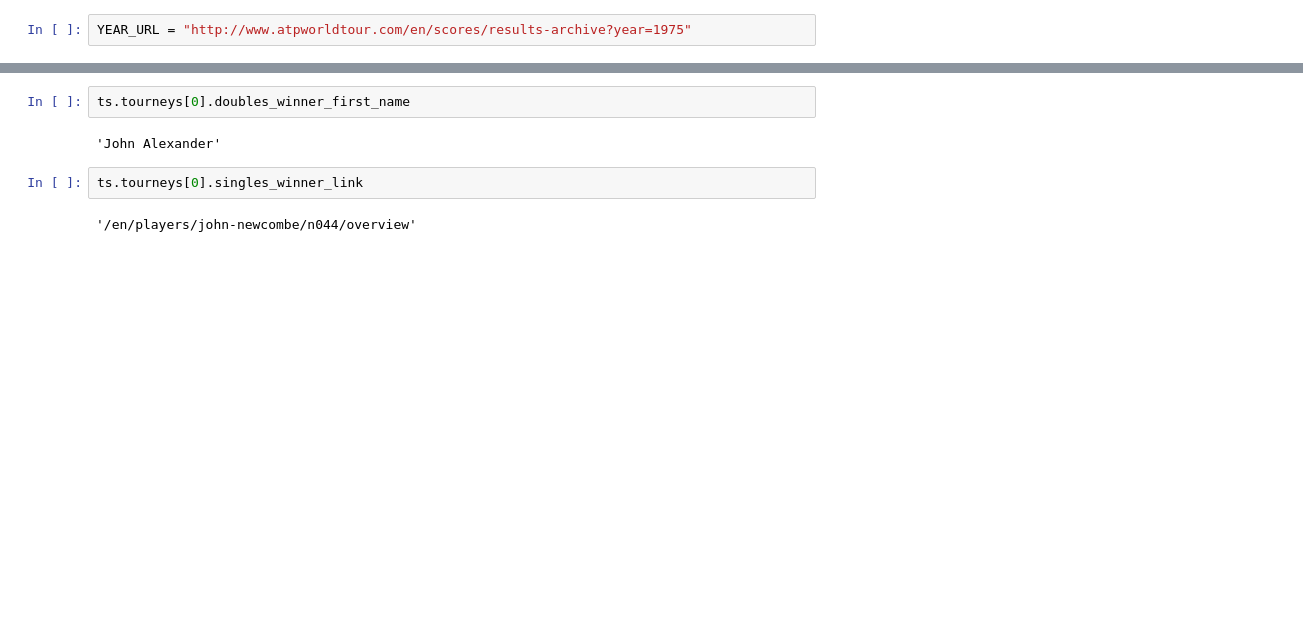
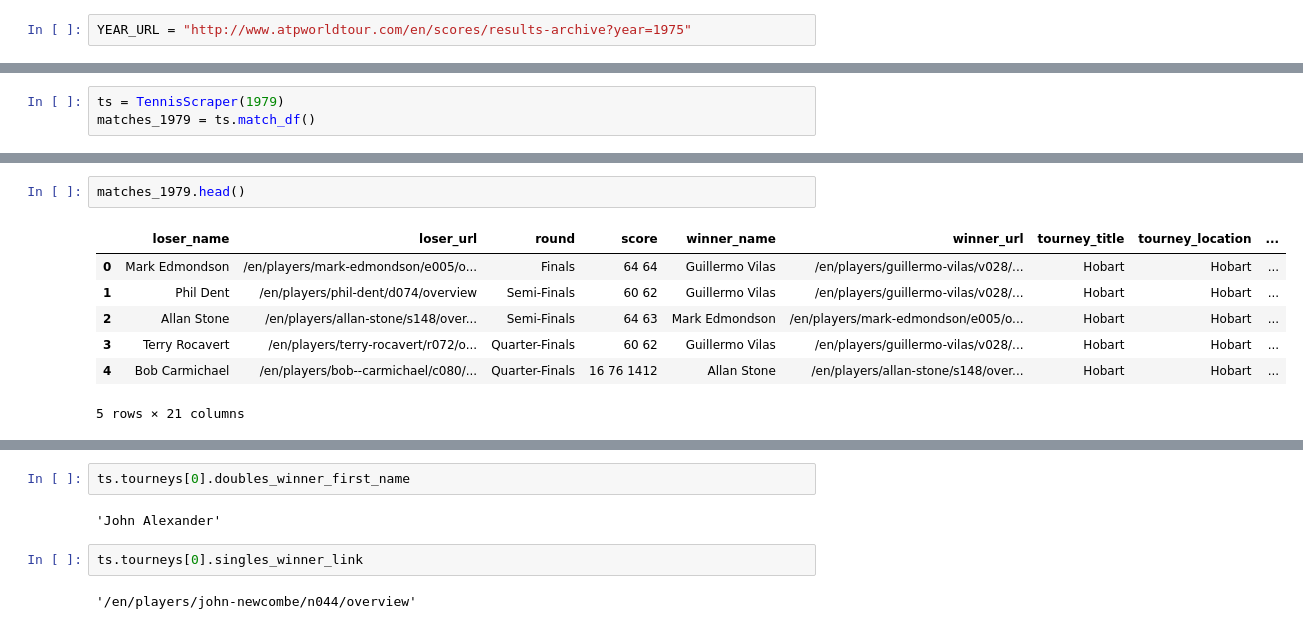
Before and after one commit to siddjagadish/tennis_new, a Jupyter notebook: tennis_new/notebooks/Updated Scraper.ipynb, the cells around one changed output, grey strips where cells are left out. Saved outputs shown, nothing was run; the diff lists cells and outputs as text; blank space fills up the shorter version.

```diff
--- a/tennis_new/notebooks/Updated Scraper.ipynb
+++ b/tennis_new/notebooks/Updated Scraper.ipynb
@@ -68,0 +272,3 @@ w = xpath_parse(year_tree, xpath)
+# %%
+ts = TennisScraper(1979)
+matches_1979 = ts.match_df()
@@ -68,0 +293,10 @@ w = xpath_parse(year_tree, xpath)
+# %%
+matches_1979.head()
+# %% [output]
+|  | loser_name | loser_url | round | score | winner_name | winner_url | tourney_title | tourney_location | ... |
+| 0 | Mark Edmondson | /en/players/mark-edmondson/e005/o... | Finals | 64 64 | Guillermo Vilas | /en/players/guillermo-vilas/v028/... | Hobart | Hobart | ... |
+| 1 | Phil Dent | /en/players/phil-dent/d074/overview | Semi-Finals | 60 62 | Guillermo Vilas | /en/players/guillermo-vilas/v028/... | Hobart | Hobart | ... |
+| 2 | Allan Stone | /en/players/allan-stone/s148/over... | Semi-Finals | 64 63 | Mark Edmondson | /en/players/mark-edmondson/e005/o... | Hobart | Hobart | ... |
+| 3 | Terry Rocavert | /en/players/terry-rocavert/r072/o... | Quarter-Finals | 60 62 | Guillermo Vilas | /en/players/guillermo-vilas/v028/... | Hobart | Hobart | ... |
+| 4 | Bob Carmichael | /en/players/bob--carmichael/c080/... | Quarter-Finals | 16 76 1412 | Allan Stone | /en/players/allan-stone/s148/over... | Hobart | Hobart | ... |
+5 rows × 21 columns
```
Also changed, not shown: parts of 25 cells of this notebook, 4 other files.
